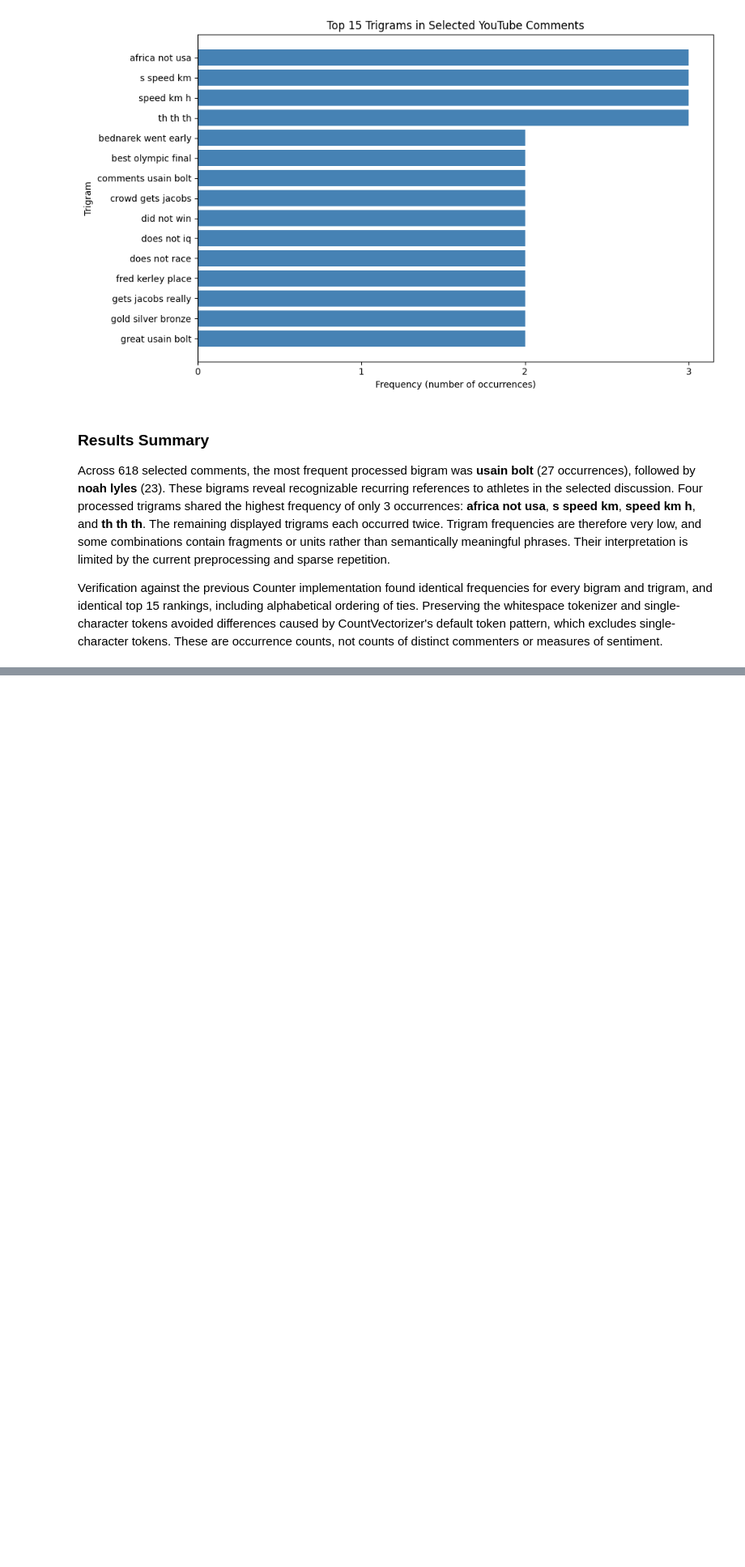
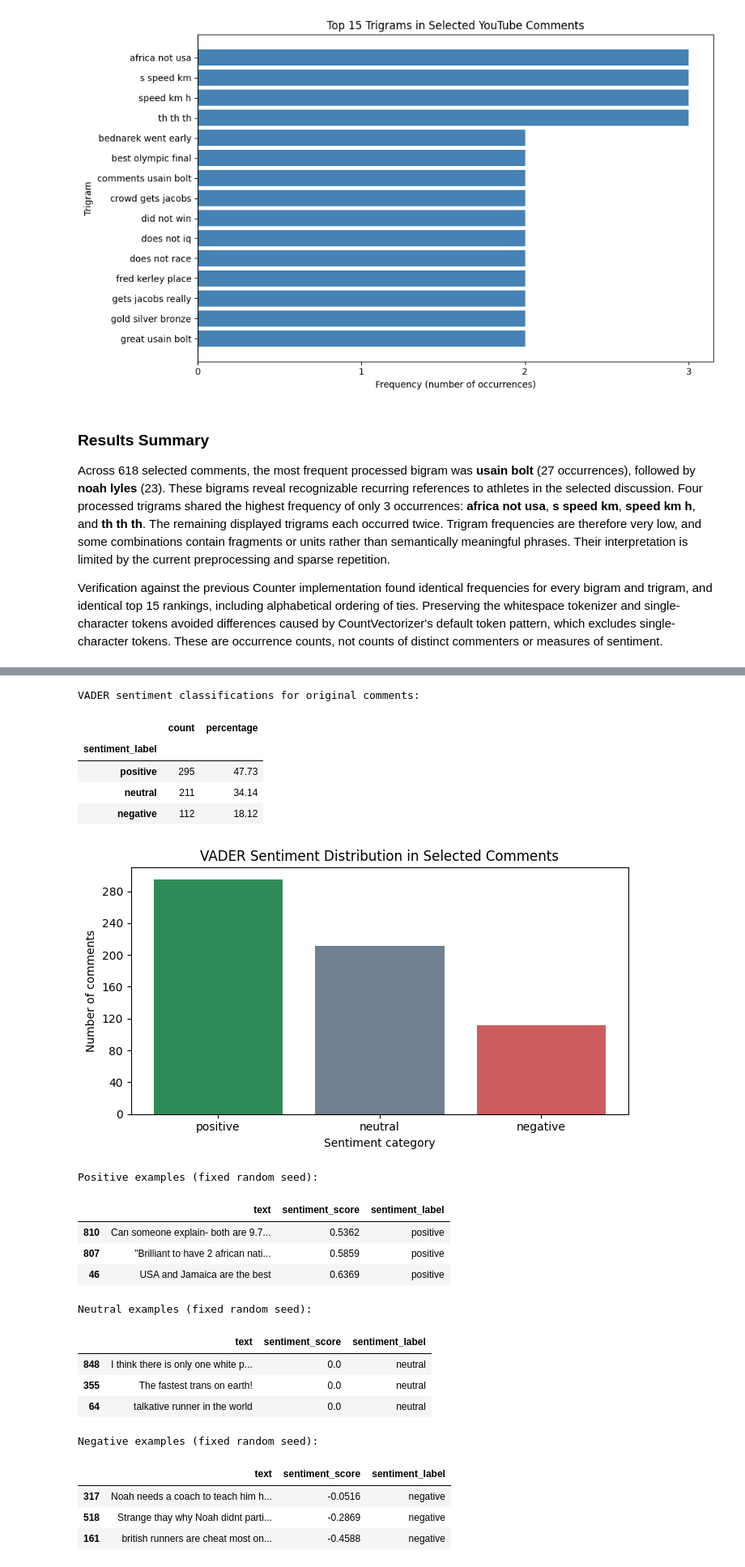
Before and after one commit to nandapieri/olympics-100-meters-final-analysis, a Jupyter notebook: olympics_100m_nlp_executed.ipynb, the cells around one changed output, grey strips where cells are left out. Shown at 81% size. Drawn from its saved outputs; the diff is of its cells as text; code cells hidden in the pictures; blank space fills up the shorter version.

```diff
--- a/olympics_100m_nlp_executed.ipynb
+++ b/olympics_100m_nlp_executed.ipynb
@@ -665,0 +674,70 @@ Verification against the previous Counter implementation found identical frequen
+# %%
+import nltk
+from nltk.sentiment import SentimentIntensityAnalyzer
+import pandas as pd
+import matplotlib.pyplot as plt
+from IPython.display import display
+
+try:
+    sentiment_analyzer = SentimentIntensityAnalyzer()
+except LookupError:
+    if not nltk.download("vader_lexicon", quiet=True):
+        raise RuntimeError("VADER lexicon download failed; check network access and rerun this cell.")
+    sentiment_analyzer = SentimentIntensityAnalyzer()
+
+analysis_df["sentiment_score"] = analysis_df["text"].map(
+    lambda text: sentiment_analyzer.polarity_scores(text)["compound"]
+)
+
+
+def label_sentiment(compound):
+    if compound >= 0.05:
+        return "positive"
+    if compound <= -0.05:
+        return "negative"
+    return "neutral"
+
+
+analysis_df["sentiment_label"] = analysis_df["sentiment_score"].map(label_sentiment)
+sentiment_order = ["positive", "neutral", "negative"]
+sentiment_distribution = analysis_df["sentiment_label"].value_counts().reindex(sentiment_order, fill_value=0).to_frame("count")
+sentiment_distribution["percentage"] = (sentiment_distribution["count"] / len(analysis_df) * 100).round(2)
+print("VADER sentiment classifications for original comments:")
+display(sentiment_distribution)
+
+fig, ax = plt.subplots(figsize=(7, 4))
+ax.bar(sentiment_distribution.index, sentiment_distribution["count"], color=["seagreen", "slategray", "indianred"])
+ax.set(title="VADER Sentiment Distribution in Selected Comments", xlabel="Sentiment category", ylabel="Number of comments")
+ax.xaxis.set_tick_params(rotation=0)
+ax.yaxis.set_major_locator(plt.MaxNLocator(integer=True))
+fig.tight_layout()
+plt.show()
+
+for category in sentiment_order:
+    print(f"{category.capitalize()} examples (fixed random seed):")
+    category_rows = analysis_df.loc[analysis_df["sentiment_label"].eq(category), ["text", "sentiment_score", "sentiment_label"]]
+    with pd.option_context("display.max_colwidth", None):
+        display(category_rows.sample(n=min(3, len(category_rows)), random_state=0))
+# %% [output]
+VADER sentiment classifications for original comments:
+|  | count | percentage |
+| sentiment_label |  |  |
+| positive | 295 | 47.73 |
+| neutral | 211 | 34.14 |
+| negative | 112 | 18.12 |
+[figure, added]
+Positive examples (fixed random seed):
+|  | text | sentiment_score | sentiment_label |
+| 810 | Can someone explain- both are 9.7... | 0.5362 | positive |
+| 807 | "Brilliant to have 2 african nati... | 0.5859 | positive |
+| 46 | USA and Jamaica are the best | 0.6369 | positive |
+Neutral examples (fixed random seed):
+|  | text | sentiment_score | sentiment_label |
+| 848 | I think there is only one white p... | 0.0 | neutral |
+| 355 | The fastest trans on earth! | 0.0 | neutral |
+| 64 | talkative runner in the world | 0.0 | neutral |
+Negative examples (fixed random seed):
+|  | text | sentiment_score | sentiment_label |
+| 317 | Noah needs a coach to teach him h... | -0.0516 | negative |
+| 518 | Strange thay why Noah didnt parti... | -0.2869 | negative |
+| 161 | british runners are cheat most on... | -0.4588 | negative |
```
Also changed, not shown: parts of 2 cells of this notebook, 1 other file.
